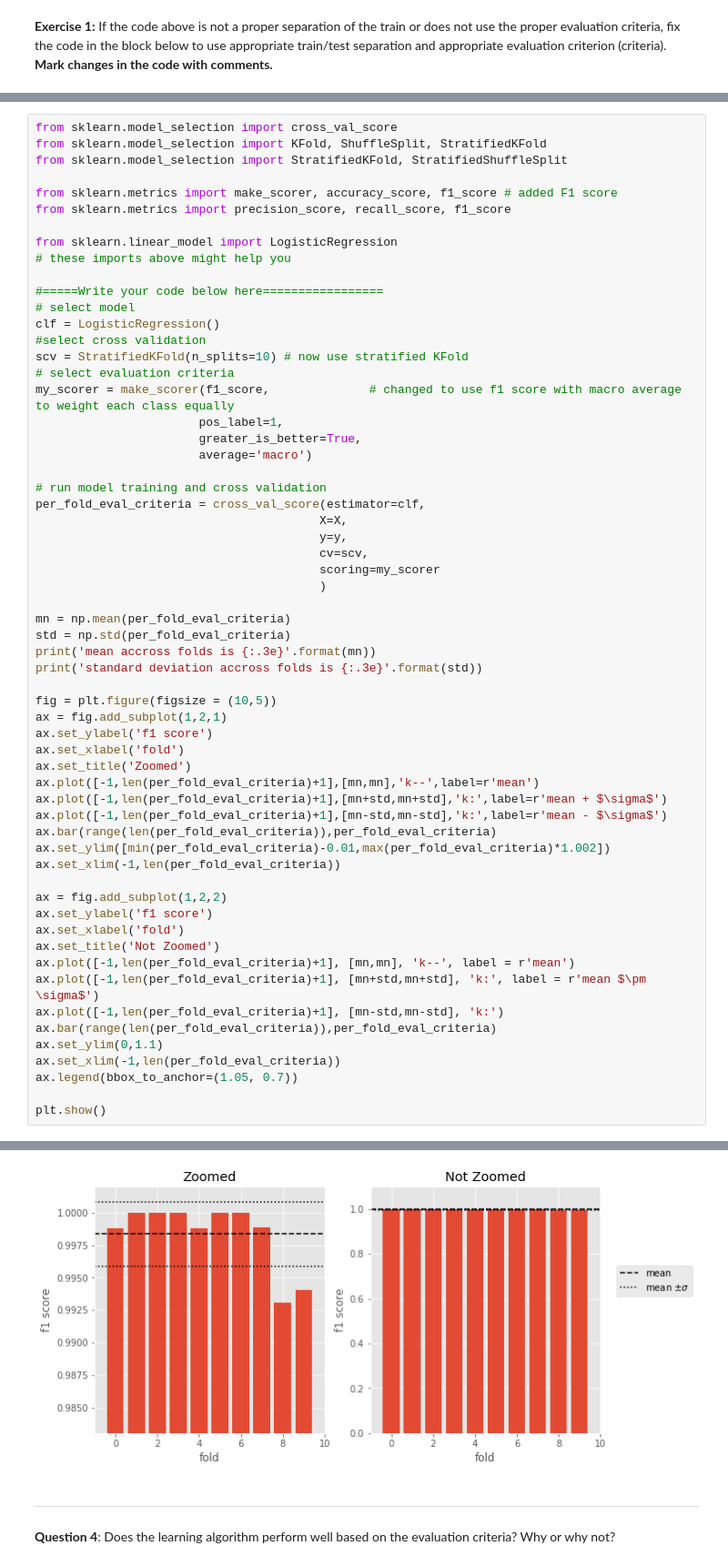
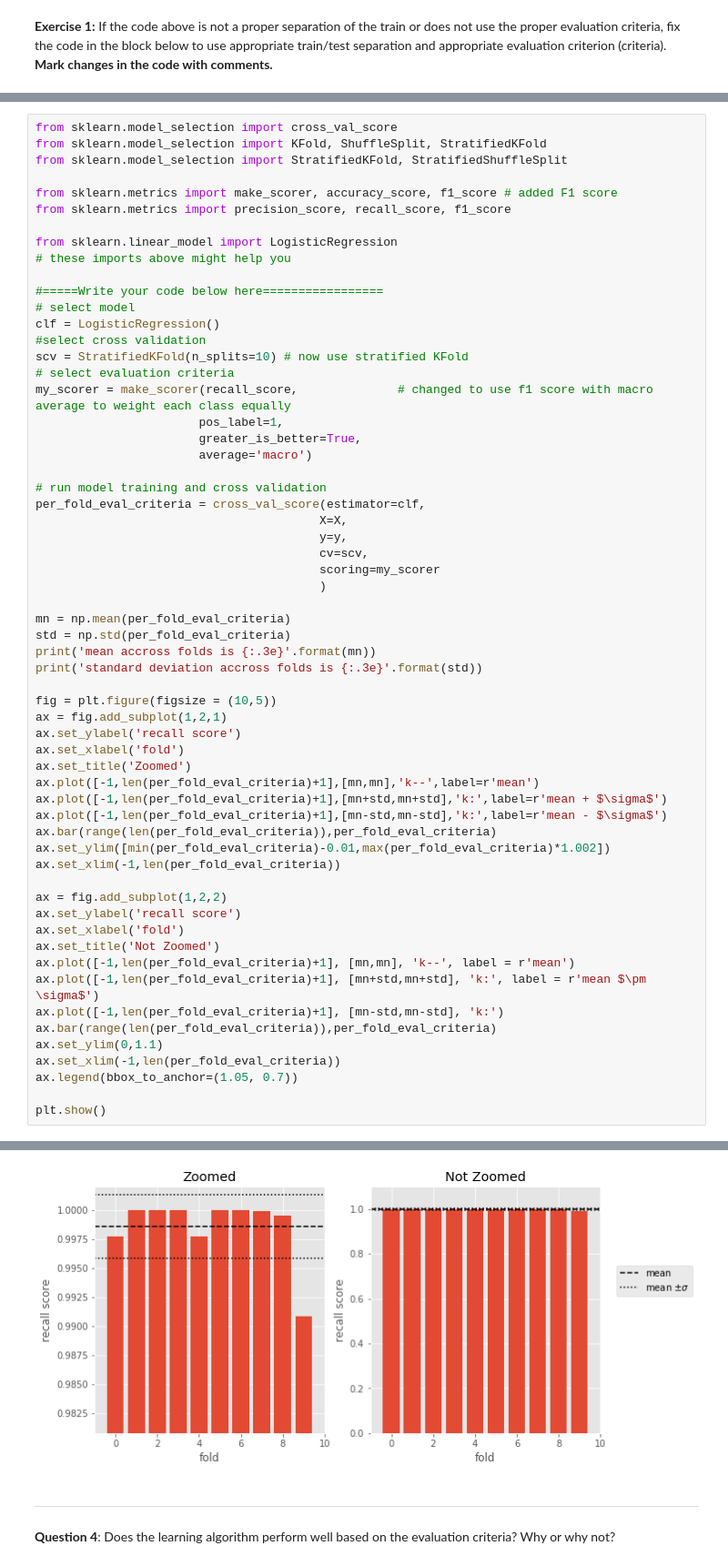
Before and after one commit to jamesothomas/MachineLearningPython, a Jupyter notebook: ICA4_MachineLearning.ipynb, the cells around one changed output, grey strips where cells are left out. Shown at 91% size. Saved outputs shown, nothing was run; the diff lists cells and outputs as text.

```diff
--- a/ICA4_MachineLearning.ipynb
+++ b/ICA4_MachineLearning.ipynb
@@ -213,7 +213,7 @@ clf = LogisticRegression()
 #select cross validation
 scv = StratifiedKFold(n_splits=10) # now use stratified KFold
 # select evaluation criteria
-my_scorer = make_scorer(f1_score,              # changed to use f1 score with macro average to weight each class equally
+my_scorer = make_scorer(recall_score,              # changed to use f1 score with macro average to weight each class equally
                        pos_label=1,
                        greater_is_better=True,
                        average='macro')
@@ -233,7 +233,7 @@ print('standard deviation accross folds is {:.3e}'.format(std))
 
 fig = plt.figure(figsize = (10,5))
 ax = fig.add_subplot(1,2,1)
-ax.set_ylabel('f1 score')
+ax.set_ylabel('recall score')
 ax.set_xlabel('fold')
 ax.set_title('Zoomed')
 ax.plot([-1,len(per_fold_eval_criteria)+1],[mn,mn],'k--',label=r'mean')
@@ -244,7 +244,7 @@ ax.set_ylim([min(per_fold_eval_criteria)-0.01,max(per_fold_eval_criteria)*1.002]
 ax.set_xlim(-1,len(per_fold_eval_criteria))
 
 ax = fig.add_subplot(1,2,2)
-ax.set_ylabel('f1 score')
+ax.set_ylabel('recall score')
 ax.set_xlabel('fold')
 ax.set_title('Not Zoomed')
 ax.plot([-1,len(per_fold_eval_criteria)+1], [mn,mn], 'k--', label = r'mean')
@@ -262,4 +262,4 @@ standard deviation accross folds is 2.468e-03
-[figure, old version]
+[figure, new version]
 # %% [markdown]
 ____
 **Question 4**: Does the learning algorithm perform well based on the evaluation criteria? Why or why not?
```
Also changed, not shown: parts of 20 cells of this notebook.
